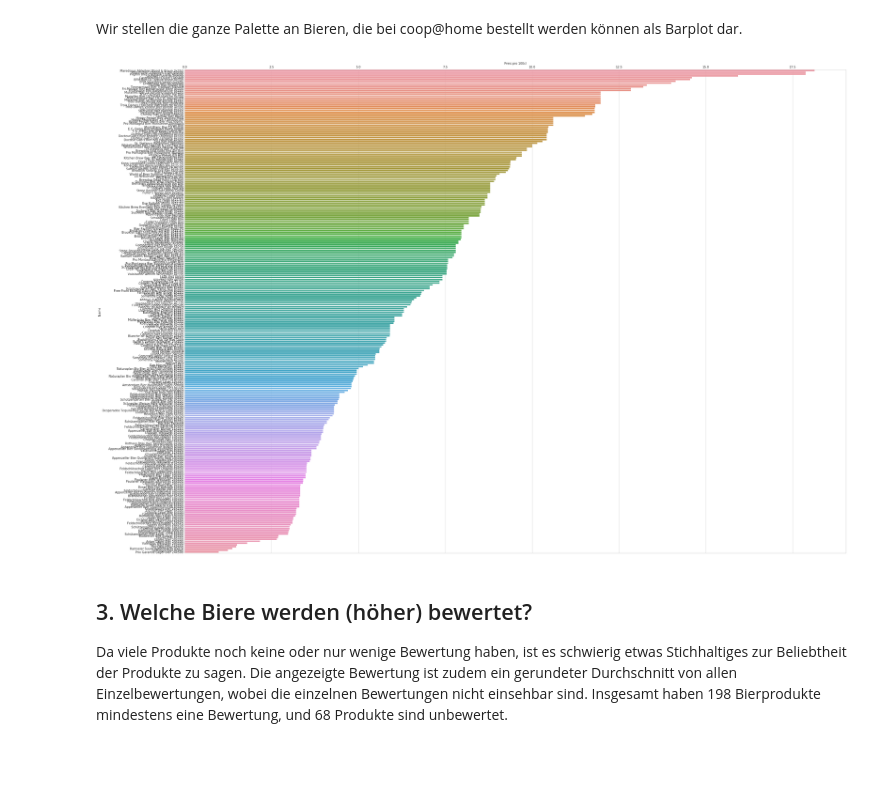
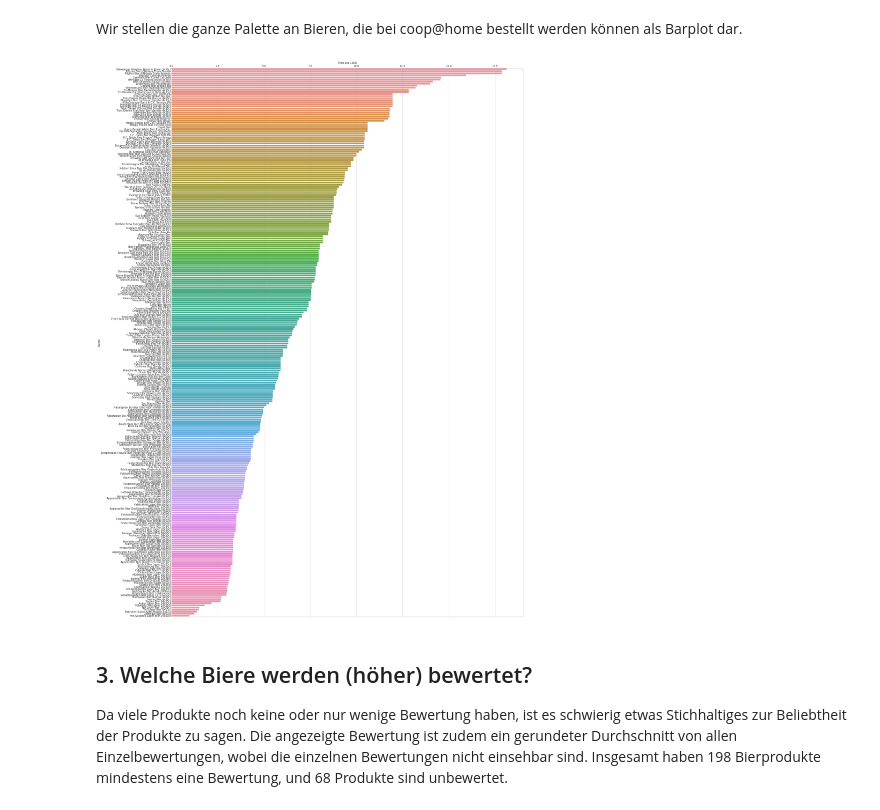
Before and after one commit to metroxylon/explorations, a Jupyter notebook: beers/beers.ipynb, the cells around one changed output. Cells and saved outputs as stored; diff of their text form; code cells hidden in the pictures; blank space fills up the shorter version.

Commit message:
adjust plot size

```diff
--- a/beers/beers.ipynb
+++ b/beers/beers.ipynb
@@ -201,14 +201,14 @@ Wir stellen die ganze Palette an Bieren, die bei coop@home bestellt werden könn
 # %%
 with sns.axes_style("whitegrid"):
     fig, ax = plt.subplots()
     p = sns.barplot(x="Preis pro 100cl", y="Name", data=beerdf,
                  label="Produkt")
-fig.set_size_inches(40, 30)
+fig.set_size_inches(25, 40)
 ax.xaxis.set_label_position('top')
 ax.xaxis.tick_top()
 # plt.xticks(rotation=90)
 # %% [output]
-[figure, old version]
+[figure, new version]
 # %% [markdown]
 ## 3. Welche Biere werden (höher) bewertet? <a class="anchor" id="sec:ratings"></a>
 Da viele Produkte noch keine oder nur wenige Bewertung haben, ist es schwierig etwas Stichhaltiges zur Beliebtheit der Produkte zu sagen. Die angezeigte Bewertung ist zudem ein gerundeter Durchschnitt von allen Einzelbewertungen, wobei die einzelnen Bewertungen nicht einsehbar sind. Insgesamt haben 198 Bierprodukte mindestens eine Bewertung, und 68 Produkte sind unbewertet.
```
Also changed, not shown: parts of 1 cell of this notebook.
